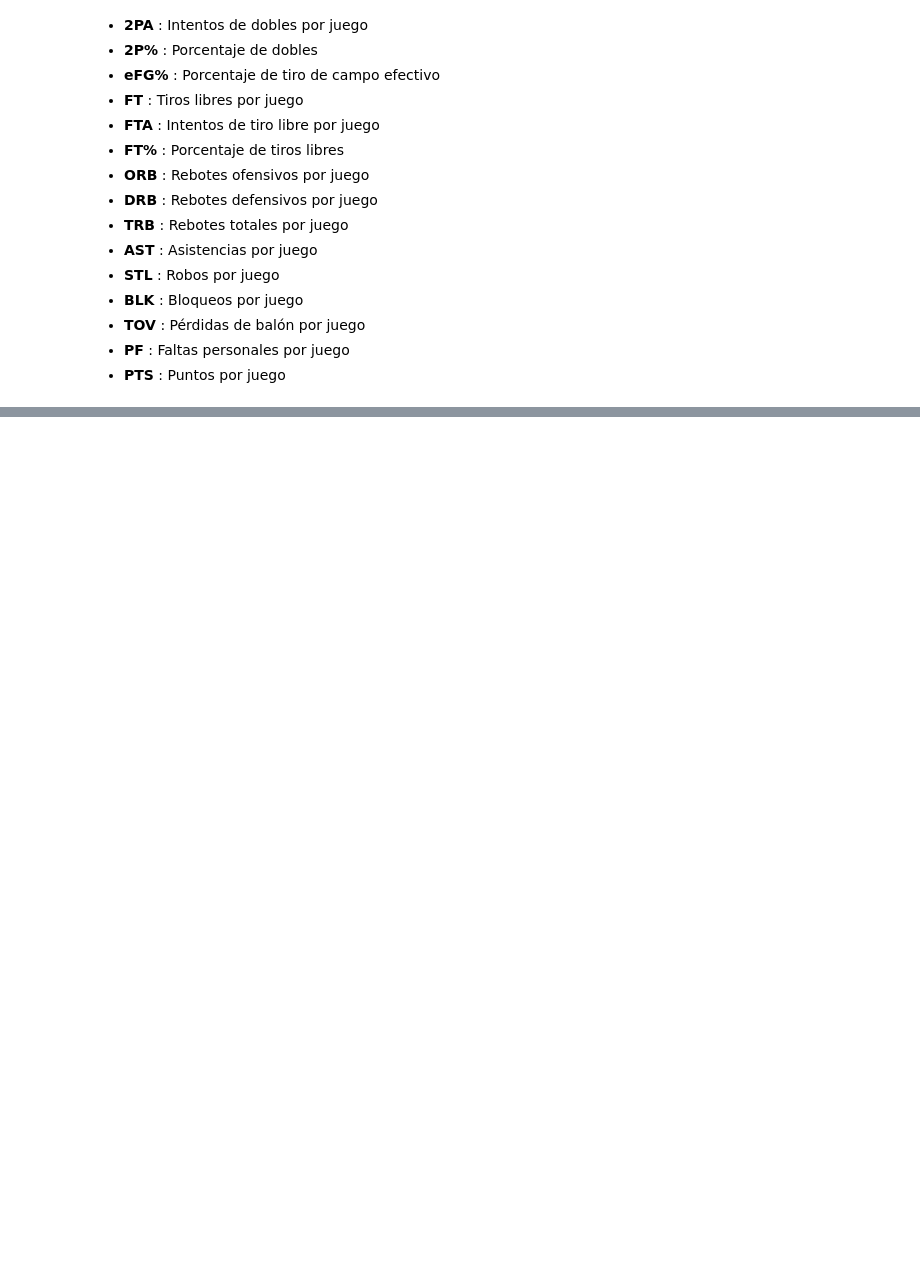
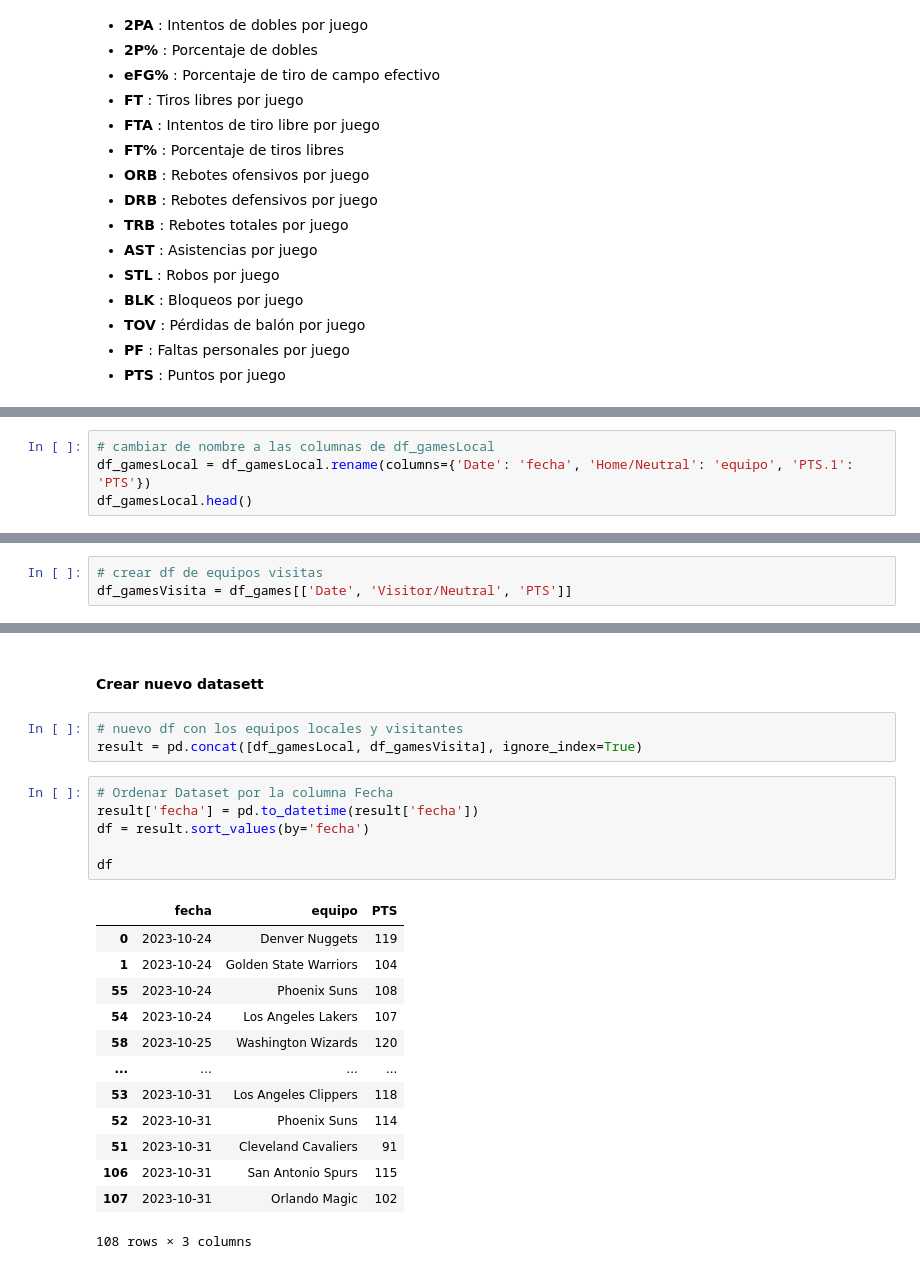
Before and after one commit to tperezv2004/proyecto.github.io, a Jupyter notebook: asses/py/limpieza.ipynb, the cells around one changed output, grey strips where cells are left out. Cells and saved outputs as stored; diff of their text form; blank space fills up the shorter version.

```diff
--- a/asses/py/limpieza.ipynb
+++ b/asses/py/limpieza.ipynb
@@ -147,0 +232,4 @@ df_players.head()
+# %%
+# cambiar de nombre a las columnas de df_gamesLocal
+df_gamesLocal = df_gamesLocal.rename(columns={'Date': 'fecha', 'Home/Neutral': 'equipo', 'PTS.1': 'PTS'})
+df_gamesLocal.head()
@@ -147,0 +245,3 @@ df_players.head()
+# %%
+# crear df de equipos visitas
+df_gamesVisita = df_games[['Date', 'Visitor/Neutral', 'PTS']]
@@ -147,0 +260,25 @@ df_players.head()
+# %% [markdown]
+#### Crear nuevo datasett
+# %%
+# nuevo df con los equipos locales y visitantes
+result = pd.concat([df_gamesLocal, df_gamesVisita], ignore_index=True)
+# %%
+# Ordenar Dataset por la columna Fecha
+result['fecha'] = pd.to_datetime(result['fecha'])
+df = result.sort_values(by='fecha')
+
+df
+# %% [output]
+|  | fecha | equipo | PTS |
+| 0 | 2023-10-24 | Denver Nuggets | 119 |
+| 1 | 2023-10-24 | Golden State Warriors | 104 |
+| 55 | 2023-10-24 | Phoenix Suns | 108 |
+| 54 | 2023-10-24 | Los Angeles Lakers | 107 |
+| 58 | 2023-10-25 | Washington Wizards | 120 |
+| ... | ... | ... | ... |
+| 53 | 2023-10-31 | Los Angeles Clippers | 118 |
+| 52 | 2023-10-31 | Phoenix Suns | 114 |
+| 51 | 2023-10-31 | Cleveland Cavaliers | 91 |
+| 106 | 2023-10-31 | San Antonio Spurs | 115 |
+| 107 | 2023-10-31 | Orlando Magic | 102 |
+108 rows × 3 columns
```
Also changed, not shown: parts of 24 cells of this notebook, 4 other files.
